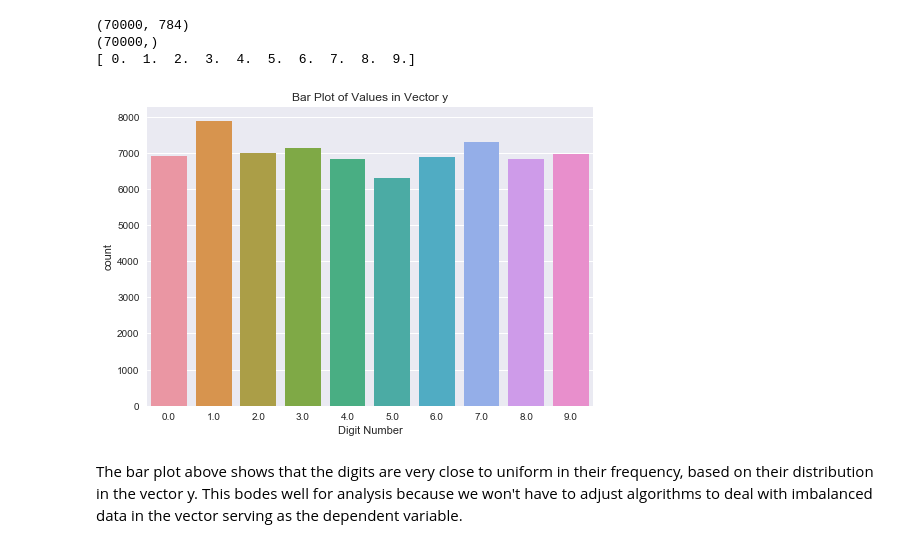
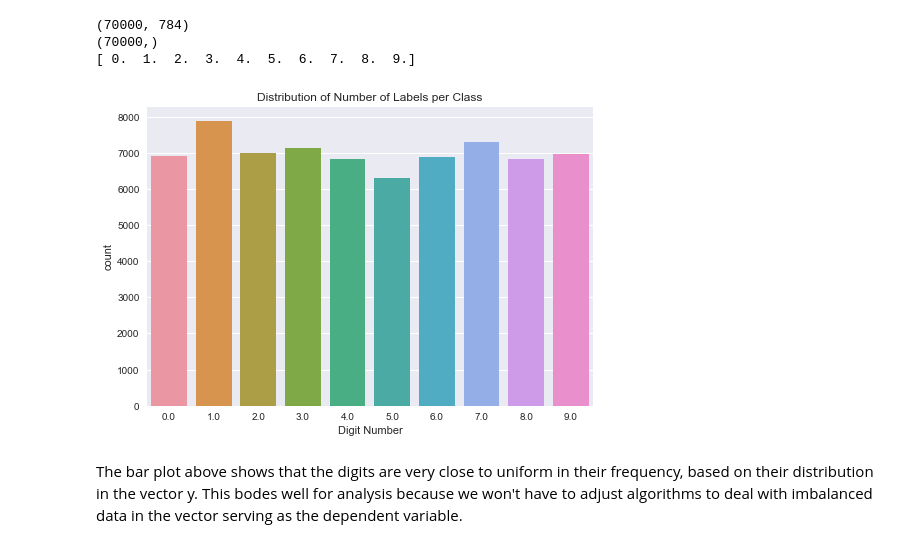
Before and after one commit to AOlden/sb-projects, a Jupyter notebook: CP2/Handwriting Analysis.ipynb, the cells around one changed output. Drawn from its saved outputs; the diff is of its cells as text; code cells hidden in the pictures.

```diff
--- a/CP2/Handwriting Analysis.ipynb
+++ b/CP2/Handwriting Analysis.ipynb
@@ -38,10 +38,10 @@ print(np.unique(y))
 # %%
 # bar plot for vector y
 sns.countplot(y)
-plt.title('Bar Plot of Values in Vector y')
+plt.title('Distribution of Number of Labels per Class')
 plt.xlabel('Digit Number')
 plt.show()
 # %% [output]
-[figure, old version]
+[figure, new version]
 # %% [markdown]
 The bar plot above shows that the digits are very close to uniform in their frequency, based on their distribution in the vector y. This bodes well for analysis because we won't have to adjust algorithms to deal with imbalanced data in the vector serving as the dependent variable.
```
Also changed, not shown: parts of 2 cells of this notebook.
